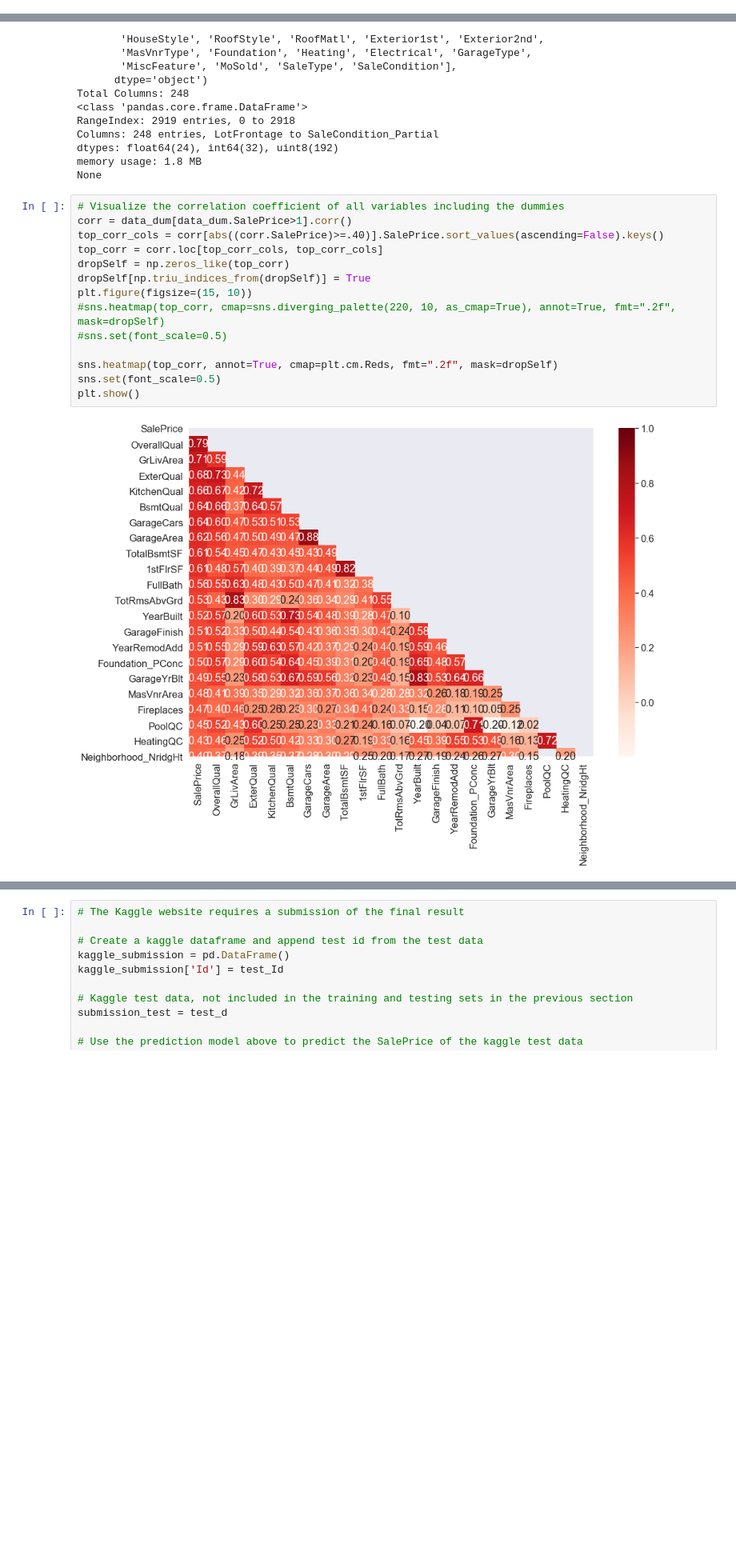
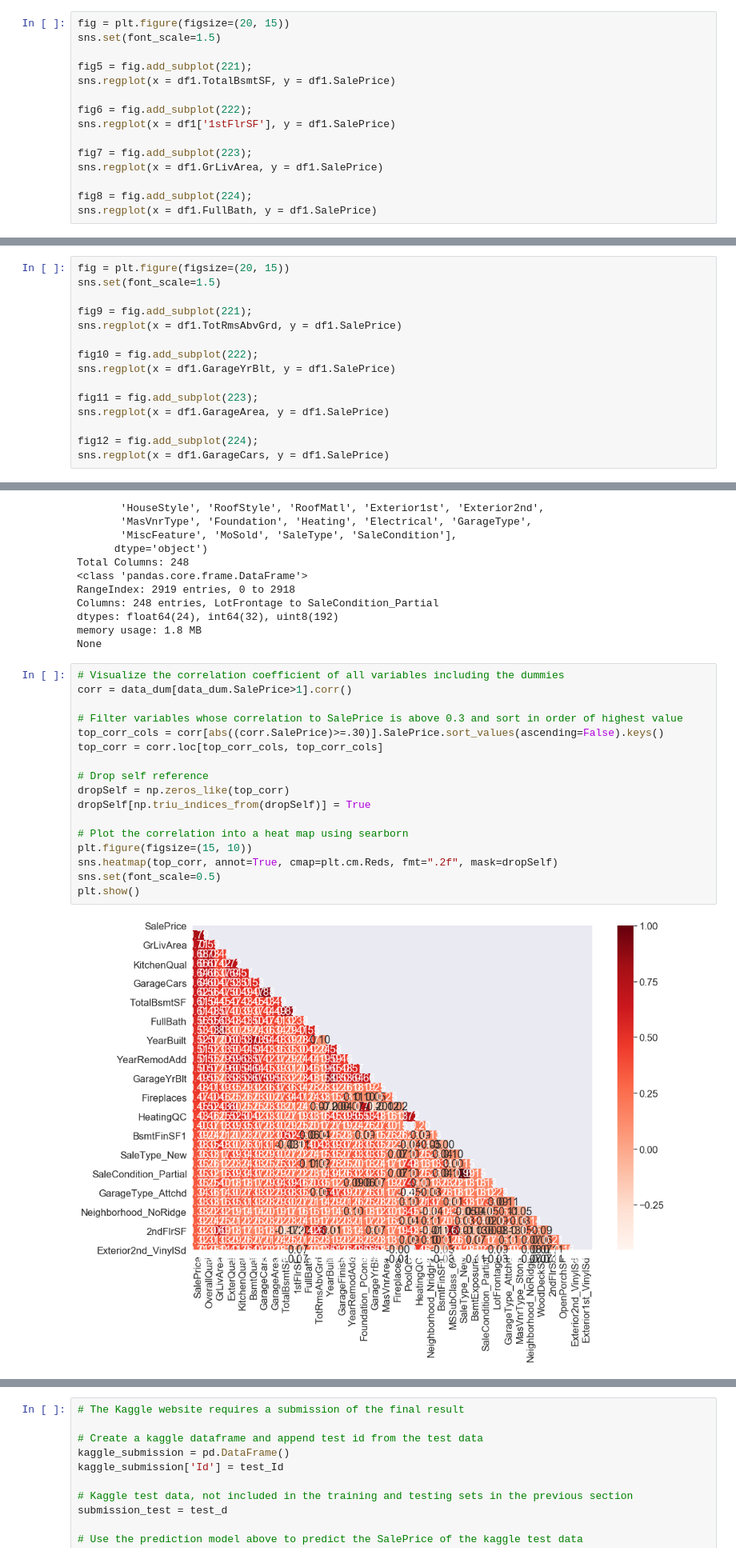
Before and after one commit to igukusamuel/DATA-605-Final-Project, a Jupyter notebook: 08_assignment.ipynb, the cells around one changed output, grey strips where cells are left out. Shown at 80% size. Drawn from its saved outputs; the diff is of its cells as text; blank space fills up the shorter version.

```diff
--- a/08_assignment.ipynb
+++ b/08_assignment.ipynb
@@ -397,0 +516,15 @@ AxesSubplot(0.125,0.125;0.775x0.755)
+# %%
+fig = plt.figure(figsize=(20, 15))
+sns.set(font_scale=1.5)
+
+fig5 = fig.add_subplot(221);
+sns.regplot(x = df1.TotalBsmtSF, y = df1.SalePrice)
+
+fig6 = fig.add_subplot(222);
+sns.regplot(x = df1['1stFlrSF'], y = df1.SalePrice)
+
+fig7 = fig.add_subplot(223);
+sns.regplot(x = df1.GrLivArea, y = df1.SalePrice)
+
+fig8 = fig.add_subplot(224);
+sns.regplot(x = df1.FullBath, y = df1.SalePrice)
@@ -397,0 +550,15 @@ AxesSubplot(0.125,0.125;0.775x0.755)
+# %%
+fig = plt.figure(figsize=(20, 15))
+sns.set(font_scale=1.5)
+
+fig9 = fig.add_subplot(221);
+sns.regplot(x = df1.TotRmsAbvGrd, y = df1.SalePrice)
+
+fig10 = fig.add_subplot(222);
+sns.regplot(x = df1.GarageYrBlt, y = df1.SalePrice)
+
+fig11 = fig.add_subplot(223);
+sns.regplot(x = df1.GarageArea, y = df1.SalePrice)
+
+fig12 = fig.add_subplot(224);
+sns.regplot(x = df1.GarageCars, y = df1.SalePrice)
@@ -665,19 +882,22 @@ None
 # %%
 # Visualize the correlation coefficient of all variables including the dummies
 corr = data_dum[data_dum.SalePrice>1].corr()
-top_corr_cols = corr[abs((corr.SalePrice)>=.40)].SalePrice.sort_values(ascending=False).keys()
+
+# Filter variables whose correlation to SalePrice is above 0.3 and sort in order of highest value
+top_corr_cols = corr[abs((corr.SalePrice)>=.30)].SalePrice.sort_values(ascending=False).keys()
 top_corr = corr.loc[top_corr_cols, top_corr_cols]
+
+# Drop self reference
 dropSelf = np.zeros_like(top_corr)
 dropSelf[np.triu_indices_from(dropSelf)] = True
+
+# Plot the correlation into a heat map using searborn
 plt.figure(figsize=(15, 10))
-#sns.heatmap(top_corr, cmap=sns.diverging_palette(220, 10, as_cmap=True), annot=True, fmt=".2f", mask=dropSelf)
-#sns.set(font_scale=0.5)
-
 sns.heatmap(top_corr, annot=True, cmap=plt.cm.Reds, fmt=".2f", mask=dropSelf)
 sns.set(font_scale=0.5)
 plt.show()
 # %% [output]
-[figure, old version]
+[figure, new version]
 # %%
 #for col in data_dum.columns:
 #    print(col)
```
Also changed, not shown: parts of 46 cells of this notebook.
